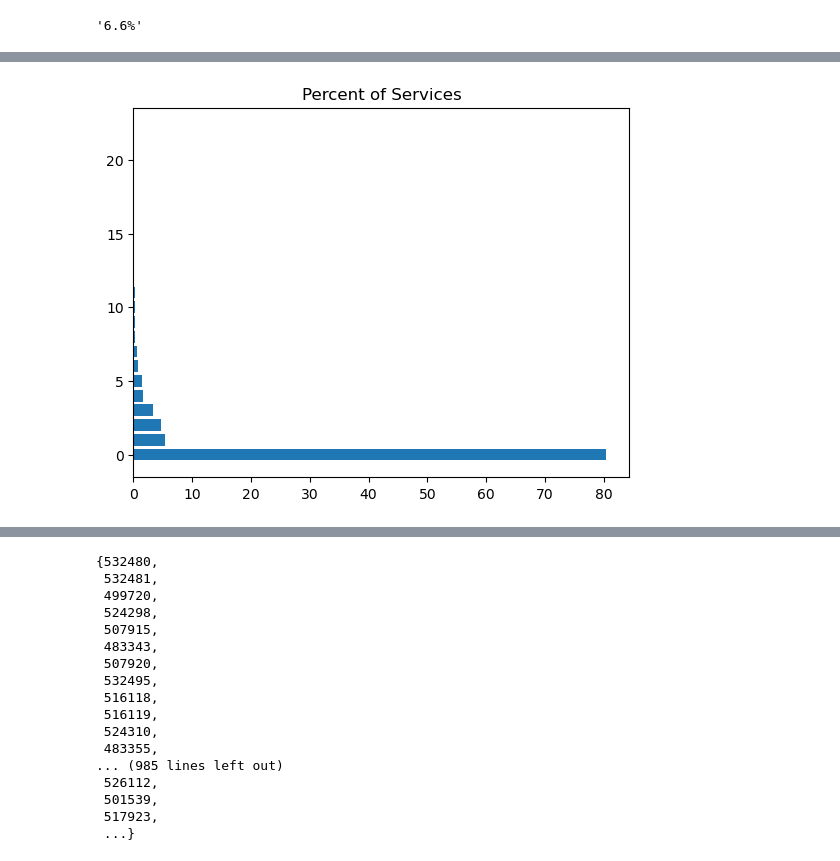
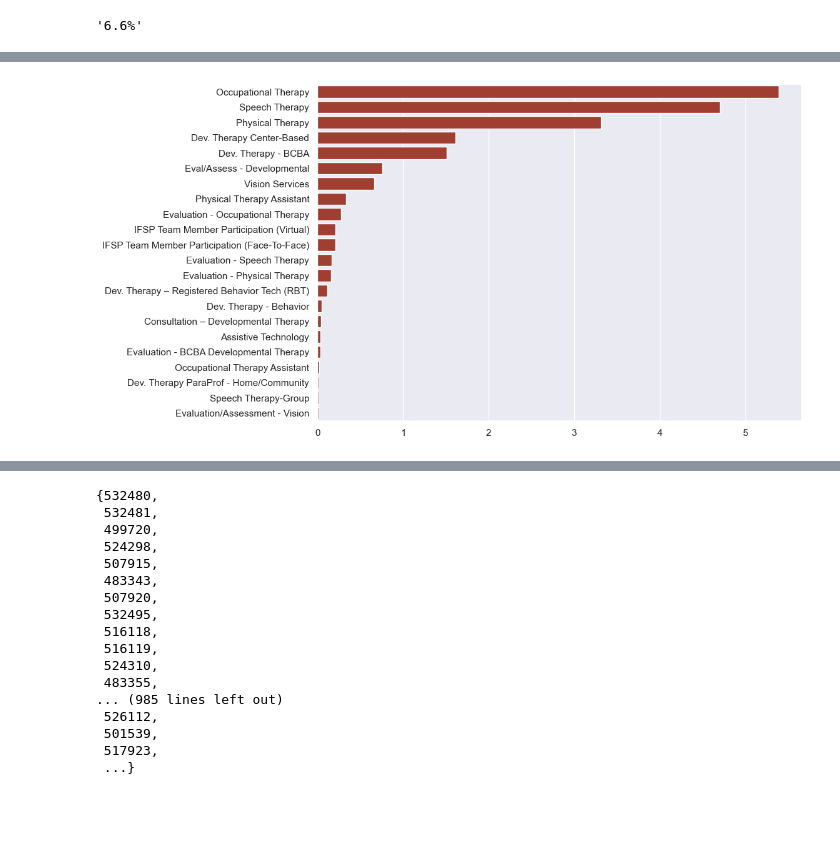
Before and after one commit to NSS-Data-Analytics-Cohort-8/teis_da8_1-dadboddenims, a Jupyter notebook: notebook/Partner2.ipynb, the cells around one changed output, grey strips where cells are left out. Cells and saved outputs as stored; diff of their text form; code cells hidden in the pictures; blank space fills up the shorter version.

```diff
--- a/notebook/Partner2.ipynb
+++ b/notebook/Partner2.ipynb
@@ -433,35 +433,52 @@ COUNT_SER
 # %%
-# Service_Name = [
-#     'Occupational Therapy', 'Speech Therapy', 'Physical Therapy',
-#     'Dev. Therapy Center-Based', 'Dev. Therapy - BCBA', 'Eval/Assess - Developmental', 'Vision Services',
-#     'Physical Therapy Assistant', 'Evaluation - Occupational Therapy', 'IFSP Team Member Participation (Virtual)',
-#     'IFSP Team Member Participation (Face-To-Face)', 'Evaluation - Speech Therapy', 'Evaluation - Physical Therapy',
-#     'Dev. Therapy – Registered Behavior Tech (RBT)', 'Dev. Therapy - Behavior', 'Consultation – Developmental Therapy',
-#     'Assistive Technology', 'Evaluation - BCBA Developmental Therapy', 'Occupational Therapy Assistant',
-#     'Dev. Therapy ParaProf - Home/Community', 'Speech Therapy-Group', 'Evaluation/Assessment - Vision'
-# ]
-# Service_Name_Count = [
-# #      514, 448, 316, 154, 144, 72, 63, 32, 26, 20, 20, 16, 15, 11, 5, 4, 3, 3, 2, 1, 1, 1
-
-# ]
-
-# plt.barh(Service_Name_Count, Service_Name)
-
-# plt.xticks(rotation=90)
-
-# plt.xlabel('Service Name')
-# plt.ylabel('Service Name Count')
-# plt.title('Service Name Usage')
+csd = {
+    'index': [0, 1, 2, 3, 4, 5, 6, 7, 8, 9, 10, 11, 12, 13, 14, 15, 16, 17, 18, 19, 20, 21, 22],
+    'service_name': [
+        'Occupational Therapy',
+        'Speech Therapy',
+        'Physical Therapy',
+        'Dev. Therapy Center-Based',
+        'Dev. Therapy - BCBA',
+        'Eval/Assess - Developmental',
+        'Vision Services',
+        'Physical Therapy Assistant',
+        'Evaluation - Occupational Therapy',
+        'IFSP Team Member Participation (Virtual)',
+        'IFSP Team Member Participation (Face-To-Face)',
+        'Evaluation - Speech Therapy',
+        'Evaluation - Physical Therapy',
+        'Dev. Therapy – Registered Behavior Tech (RBT)',
+        'Dev. Therapy - Behavior',
+        'Consultation – Developmental Therapy',
+        'Assistive Technology',
+        'Evaluation - BCBA Developmental Therapy',
+        'Occupational Therapy Assistant',
+        'Dev. Therapy ParaProf - Home/Community',
+        'Speech Therapy-Group',
+        'Evaluation/Assessment - Vision'
+    ],
+    'service_percent': [
+     5.392363, 4.699958, 3.315149, 1.615611, 1.510701, 0.755350, 0.660932, 0.335711,
+        0.272765, 0.209820, 0.209820, 0.167856, 0.157365, 0.115401, 0.052455, 0.041964, 0.031473,
+        0.031473, 0.020982, 0.010491, 0.010491, 0.010491
+    ]
+}
 
 
+sns.set_theme()
+
+sns.set_palette(colors)
+
+plt.figure(figsize=(10, 7))
 
 
-# plt.show()
+sns.barplot(
+    x="service_percent",
+    y="service_name",
+    data=csd,
+    estimator=sum,
+    errorbar=None,
+    color='#B1301F');
+# %% [output]
+[figure, added]
-# %%
-plt.barh(y=COUNT_SER.index, width=COUNT_SER.service_name);
-
-
-plt.title('Percent of Services');
-# %% [output]
-[figure, removed]
 # %%
```
Also changed, not shown: parts of 7 cells of this notebook.
